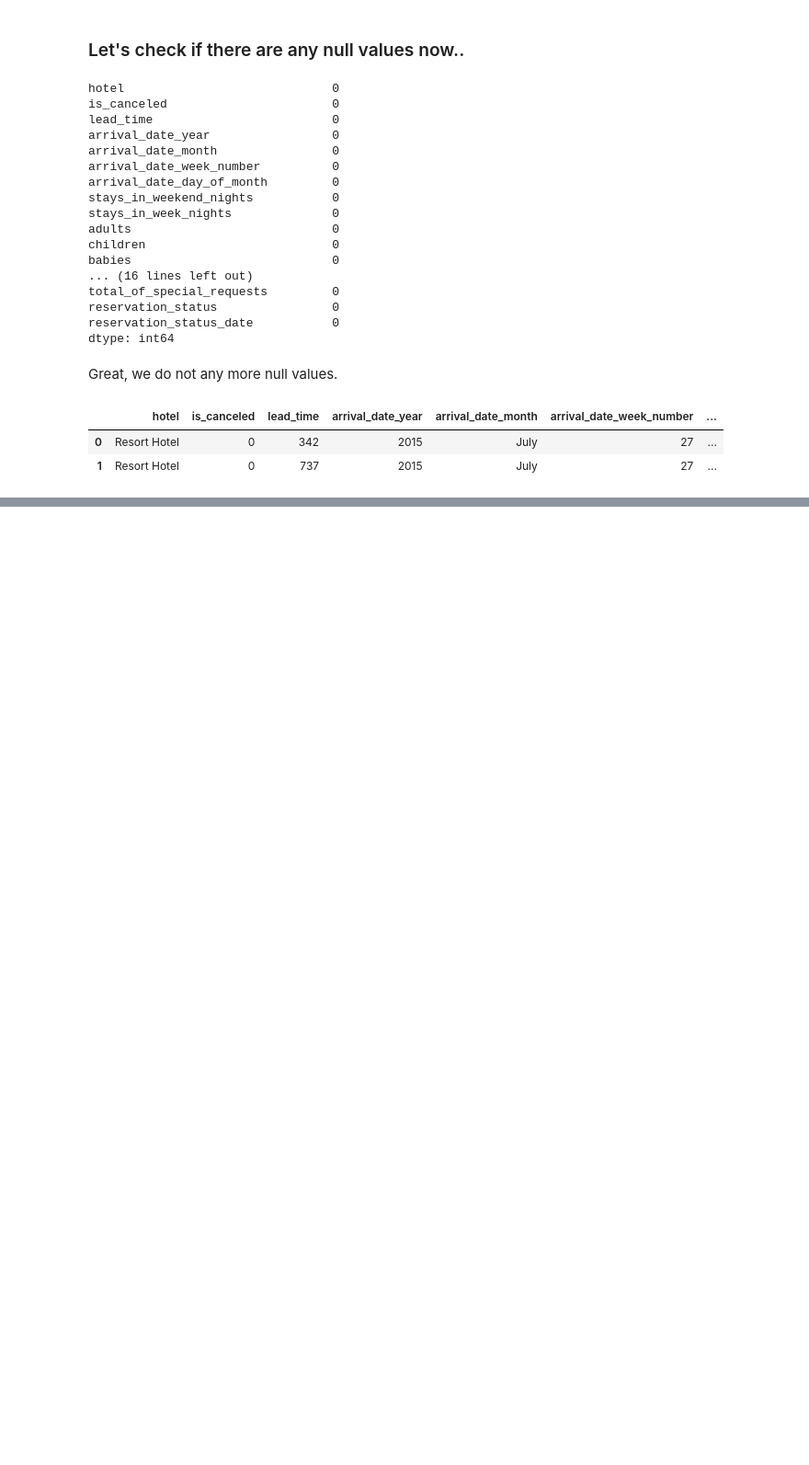
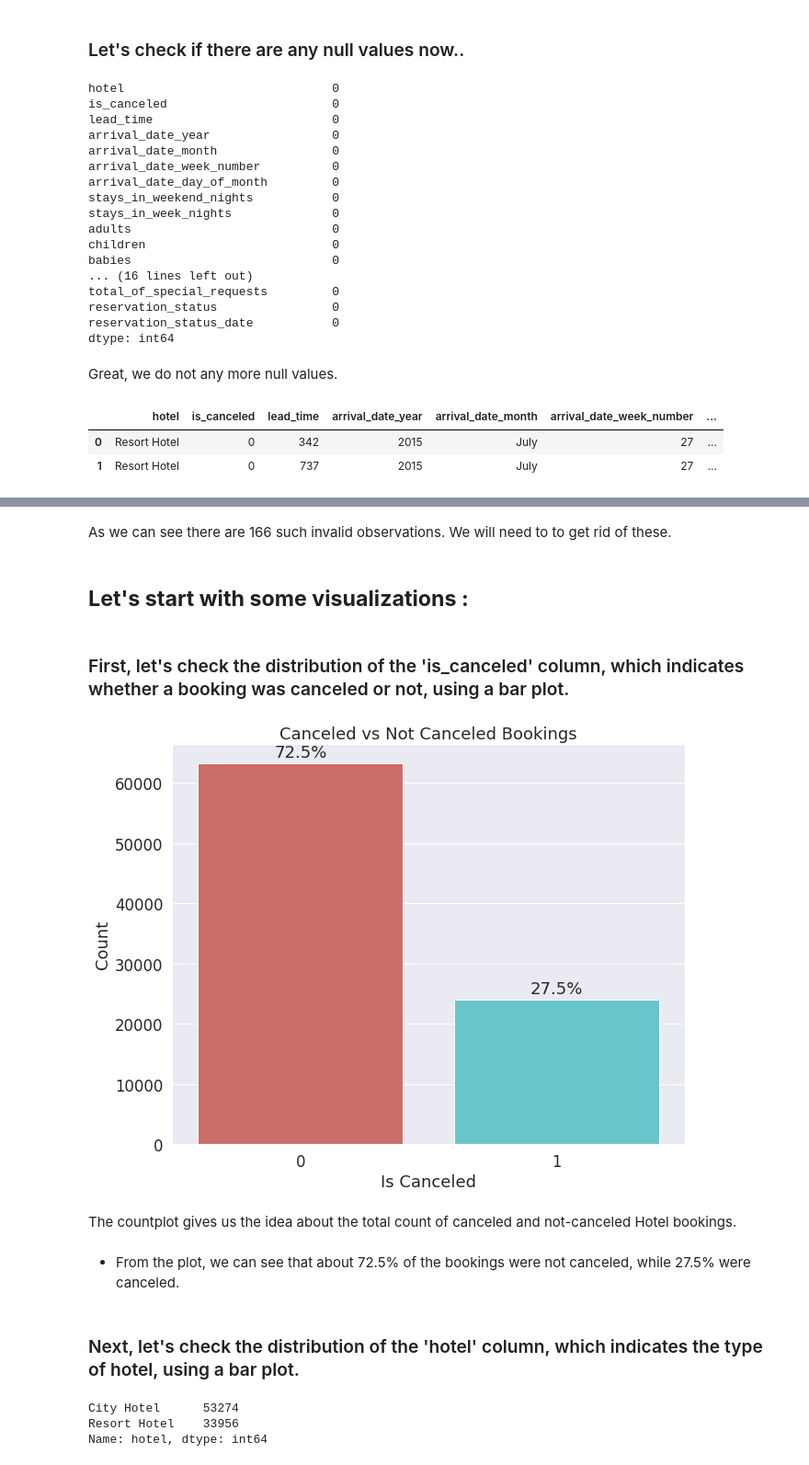
Before and after one commit to RanojoyBiswas/Hotel-Booking-Analysis-EDA-, a Jupyter notebook: Hotel_Booking_Analysis.ipynb, the cells around one changed output, grey strips where cells are left out. Shown at 92% size. Drawn from its saved outputs; the diff is of its cells as text; code cells hidden in the pictures; blank space fills up the shorter version.

```diff
--- a/Hotel_Booking_Analysis.ipynb
+++ b/Hotel_Booking_Analysis.ipynb
@@ -353,0 +372,7 @@ df.head(2)
+# %% [markdown]
+As we can see there are 166 such invalid observations. We will need to to get rid of these.
+# %%
+delete = (df['adults'] == 0) & (df['children'] == 0) & (df['babies'] == 0)
+
+# keeping only those rows which are valid
+df = df[~delete]
@@ -353,0 +385,42 @@ df.head(2)
+# %% [markdown]
+## **Let's start with some visualizations :**
+# %% [markdown]
+### First, let's check the distribution of the 'is_canceled' column, which indicates whether a booking was canceled or not, using a bar plot.
+# %%
+# Count the number of canceled and not canceled bookings
+cancel_counts = df['is_canceled'].value_counts()
+
+# Calculate the percentage of each category
+cancel_perc = cancel_counts / cancel_counts.sum() * 100
+
+# Plot the countplot
+plt.figure(figsize=(10,8))
+ax = sns.countplot(x='is_canceled', data=df, palette = 'hls')
+
+# Add text labels for the percentage of each category
+for i in range(cancel_counts.shape[0]):
+    count = cancel_counts[i]
+    perc = cancel_perc[i]
+    ax.text(i, count+1000, f'{perc:.1f}%', ha='center')
+
+# Set the plot title and labels
+ax.set_title('Canceled vs Not Canceled Bookings')
+ax.set_xlabel('Is Canceled')
+ax.set_ylabel('Count')
+
+# Show the plot
+plt.show()
+# %% [output]
+[figure, added]
+# %% [markdown]
+The countplot gives us the idea about the total count of canceled and not-canceled Hotel bookings.
+# %% [markdown]
+* From the plot, we can see that about 72.5% of the bookings were not canceled, while 27.5% were canceled.
+# %% [markdown]
+### Next, let's check the distribution of the 'hotel' column, which indicates the type of hotel, using a bar plot.
+# %%
+df['hotel'].value_counts()
+# %% [output]
+City Hotel      53274
+Resort Hotel    33956
+Name: hotel, dtype: int64
```
Also changed, not shown: parts of 10 cells of this notebook.
